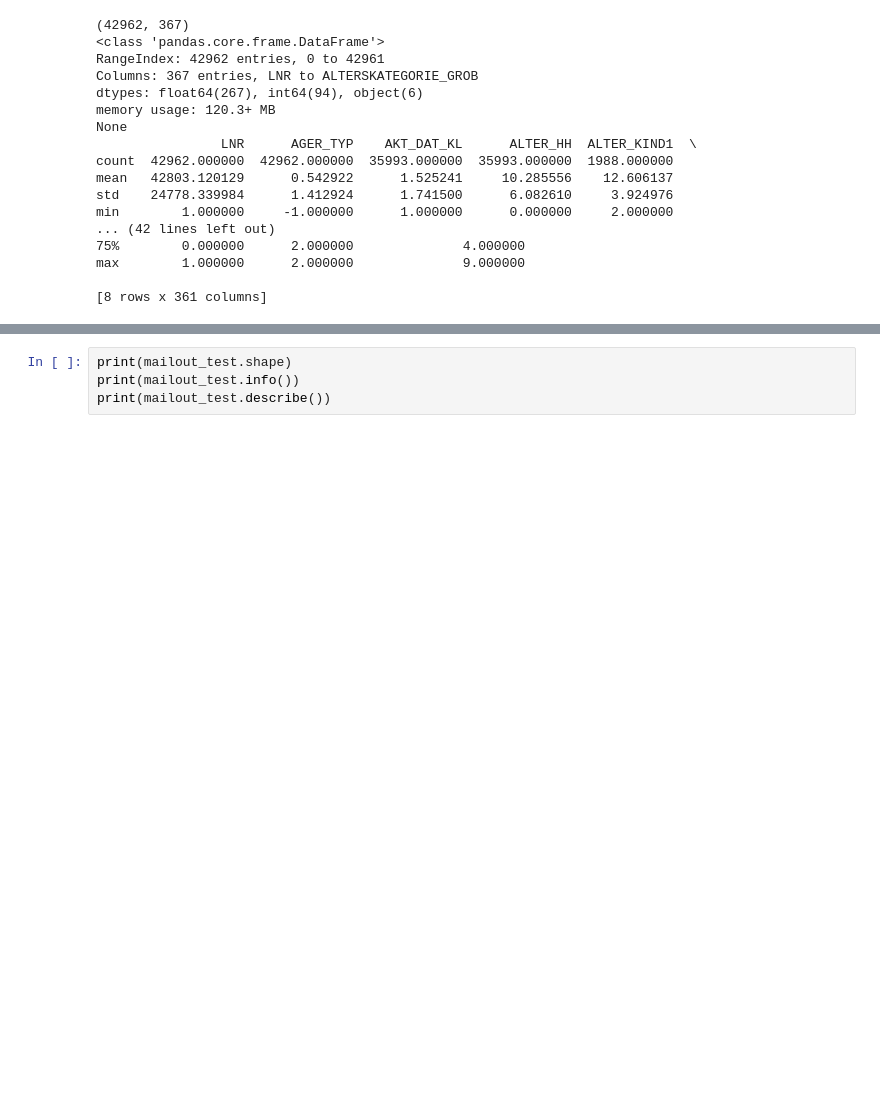
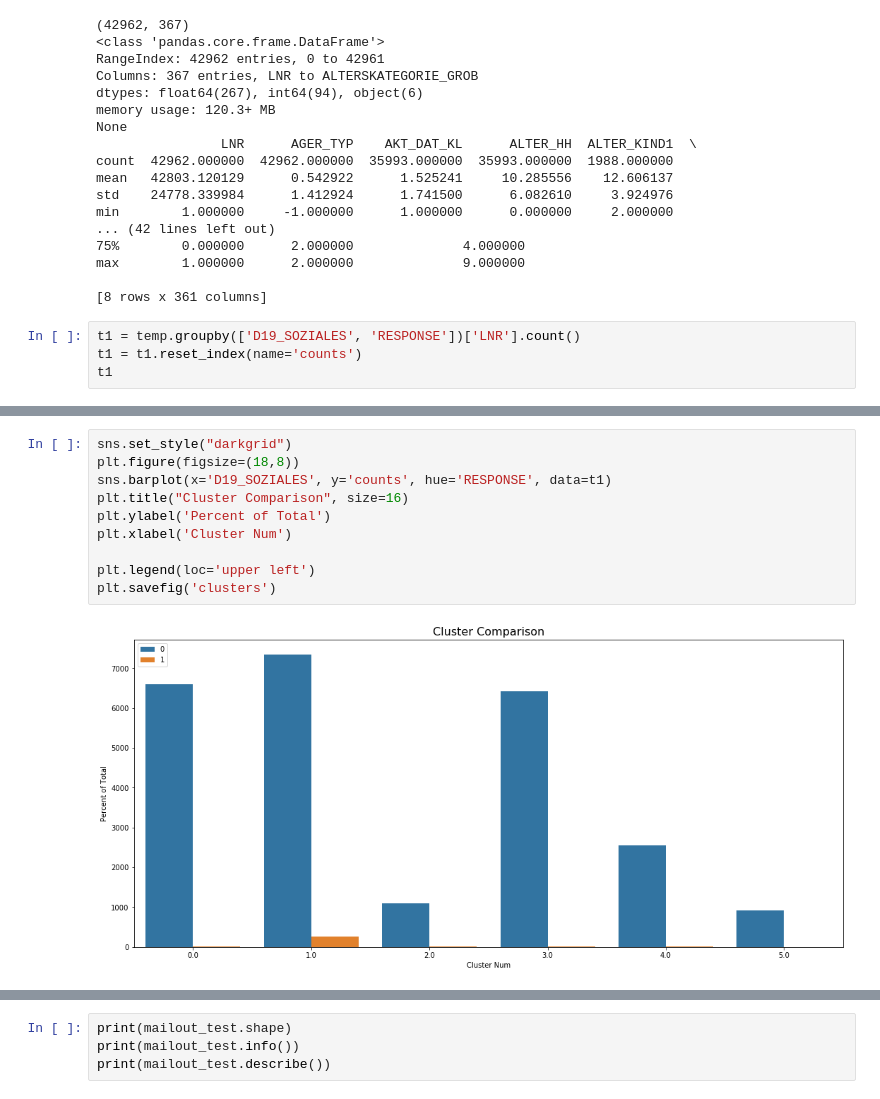
Before and after one commit to mercycoach/udacity, a Jupyter notebook: Arvato Project Workbook.ipynb, the cells around one changed output, grey strips where cells are left out. Saved outputs shown, nothing was run; the diff lists cells and outputs as text; blank space fills up the shorter version.

```diff
--- a/Arvato Project Workbook.ipynb
+++ b/Arvato Project Workbook.ipynb
@@ -528,3 +528,7 @@ min        1.000000     -1.000000      1.000000      0.000000     2.000000
 max        1.000000      2.000000              9.000000
 
 [8 rows x 361 columns]
+# %%
+t1 = temp.groupby(['D19_SOZIALES', 'RESPONSE'])['LNR'].count()
+t1 = t1.reset_index(name='counts')
+t1
@@ -530,0 +554,12 @@ max        1.000000      2.000000              9.000000
+# %%
+sns.set_style("darkgrid")
+plt.figure(figsize=(18,8))
+sns.barplot(x='D19_SOZIALES', y='counts', hue='RESPONSE', data=t1)
+plt.title("Cluster Comparison", size=16)
+plt.ylabel('Percent of Total')
+plt.xlabel('Cluster Num')
+
+plt.legend(loc='upper left')
+plt.savefig('clusters')
+# %% [output]
+[figure, added]
```
Also changed, not shown: parts of 4 cells of this notebook, 1 other file.
